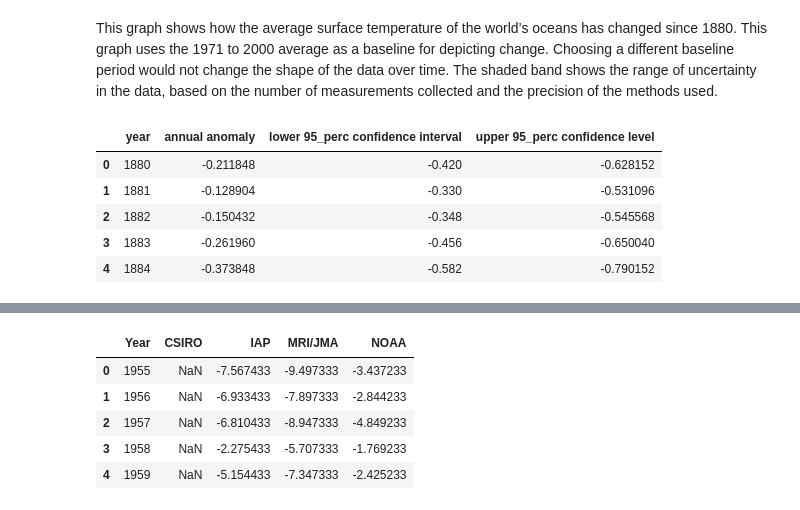
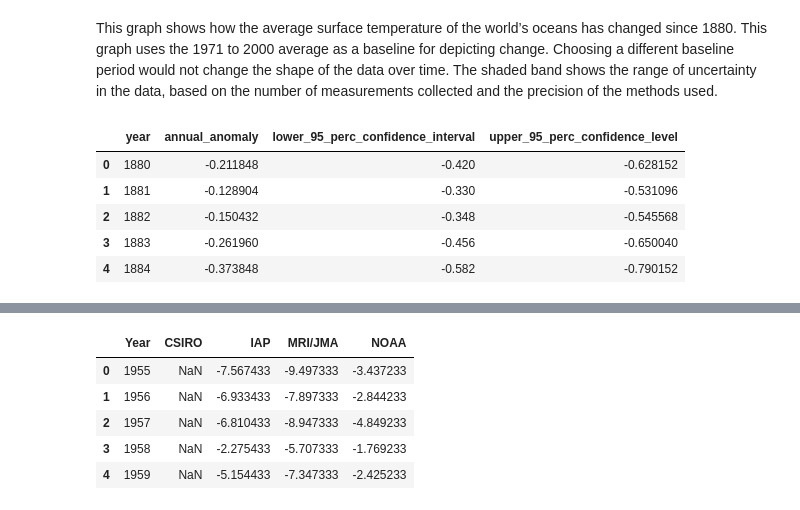
Before and after one commit to treybourgeois/nss_capstone_2021, a Jupyter notebook: data2/capstone_notebook.ipynb, the cells around one changed output, grey strips where cells are left out. Cells and saved outputs as stored; diff of their text form; code cells hidden in the pictures.

```diff
--- a/data2/capstone_notebook.ipynb
+++ b/data2/capstone_notebook.ipynb
@@ -85,10 +137,10 @@ This graph shows how the average surface temperature of the world’s oceans has
 # %%
 #Importing sea surface temp data .. reference is USEPA
 sea_surf_temp = pd.read_csv('sea-surface-temp.csv')
-sea_surf_temp.columns = ['year', 'annual anomaly', 'lower 95_perc confidence interval', 'upper 95_perc confidence level']
+sea_surf_temp.columns = ['year', 'annual_anomaly', 'lower_95_perc_confidence_interval', 'upper_95_perc_confidence_level']
 sea_surf_temp.head()
 # %% [output]
-|  | year | annual anomaly | lower 95_perc confidence interval | upper 95_perc confidence level |
+|  | year | annual_anomaly | lower_95_perc_confidence_interval | upper_95_perc_confidence_level |
 | 0 | 1880 | -0.211848 | -0.420 | -0.628152 |
 | 1 | 1881 | -0.128904 | -0.330 | -0.531096 |
 | 2 | 1882 | -0.150432 | -0.348 | -0.545568 |
```
Also changed, not shown: parts of 20 cells of this notebook, 2 other files.
